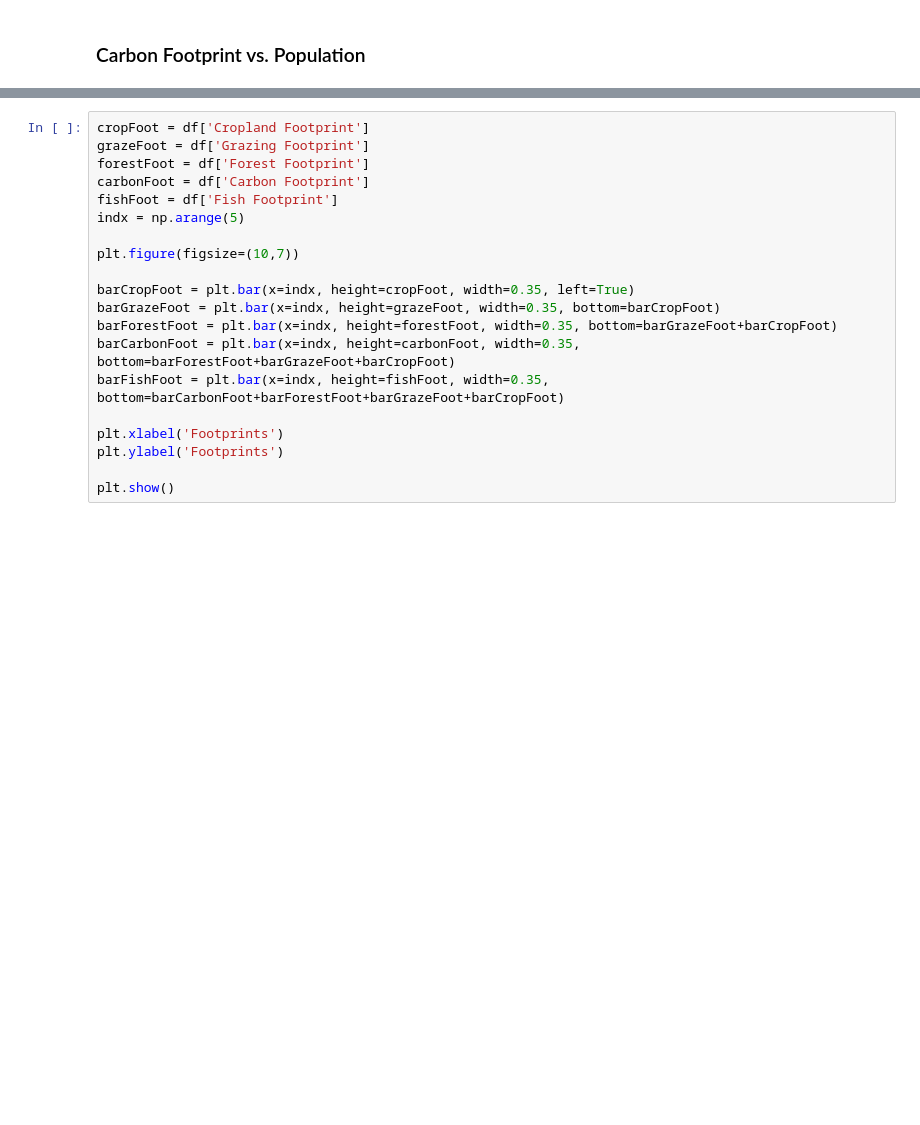
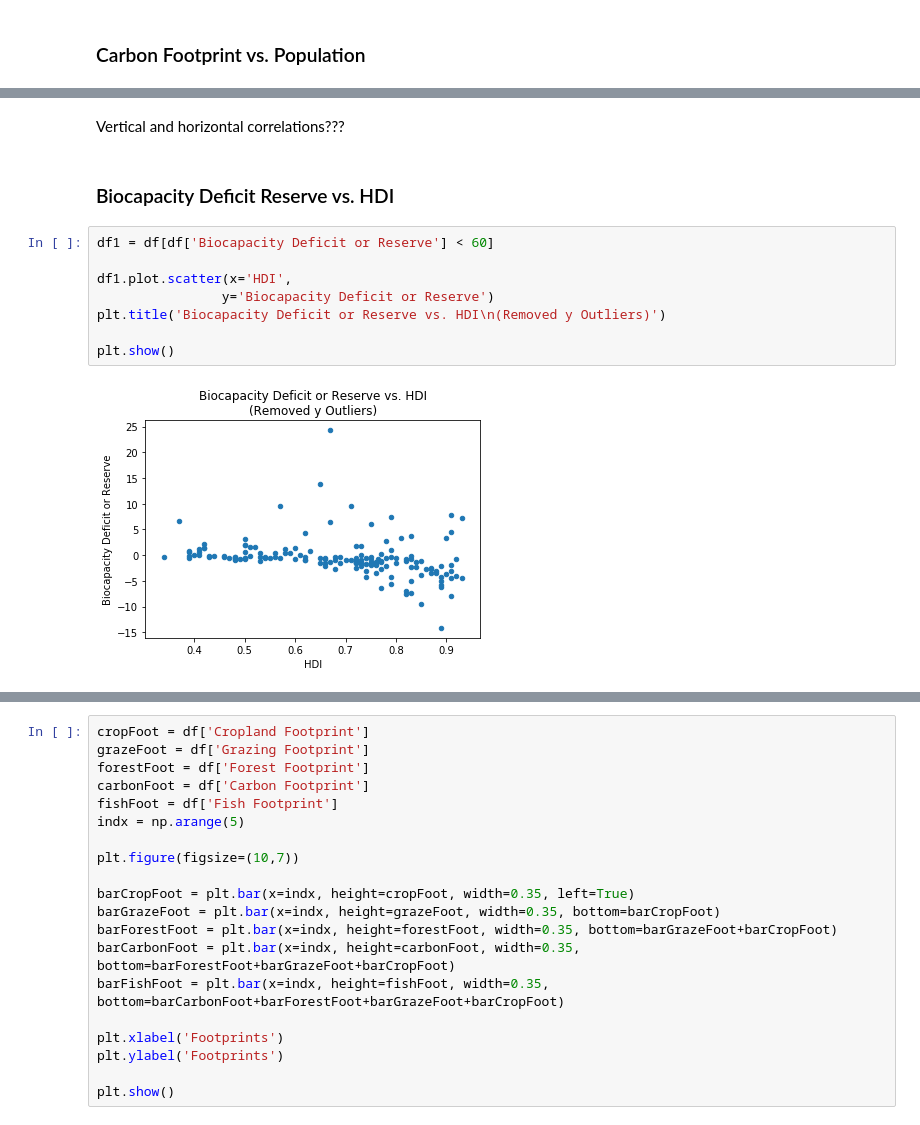
Before and after one commit to schmitzmelissa/DSCT-Capstone01, a Jupyter notebook: DataStorytelling.ipynb, the cells around one changed output, grey strips where cells are left out. Saved outputs shown, nothing was run; the diff lists cells and outputs as text; blank space fills up the shorter version.

```diff
--- a/DataStorytelling.ipynb
+++ b/DataStorytelling.ipynb
@@ -35,0 +56,14 @@ plt.show()
+# %% [markdown]
+Vertical and horizontal correlations???
+# %% [markdown]
+### Biocapacity Deficit Reserve vs. HDI
+# %%
+df1 = df[df['Biocapacity Deficit or Reserve'] < 60]
+
+df1.plot.scatter(x='HDI',
+                y='Biocapacity Deficit or Reserve')
+plt.title('Biocapacity Deficit or Reserve vs. HDI\n(Removed y Outliers)')
+
+plt.show()
+# %% [output]
+[figure, added]
```
Also changed, not shown: parts of 36 cells of this notebook.
